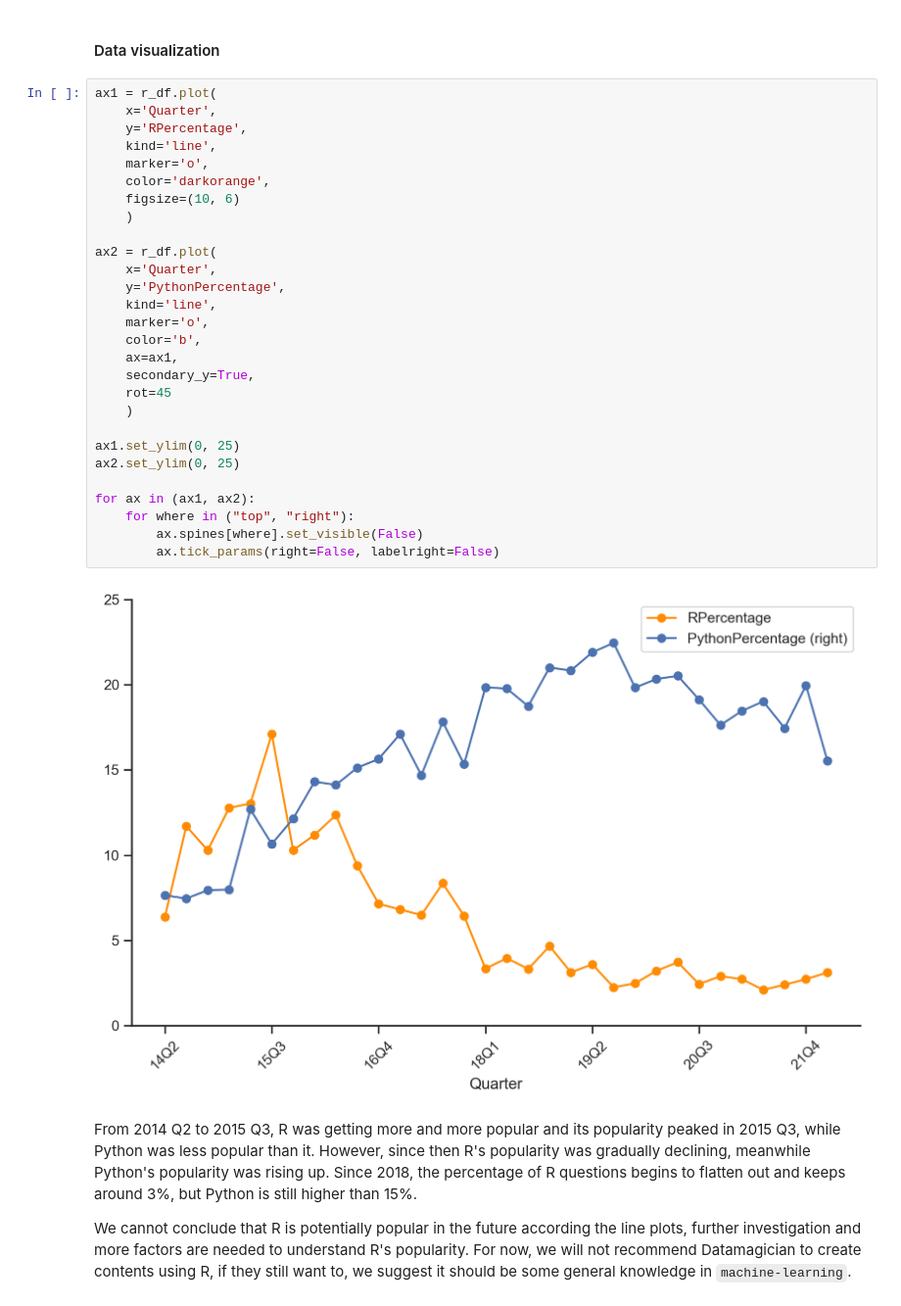
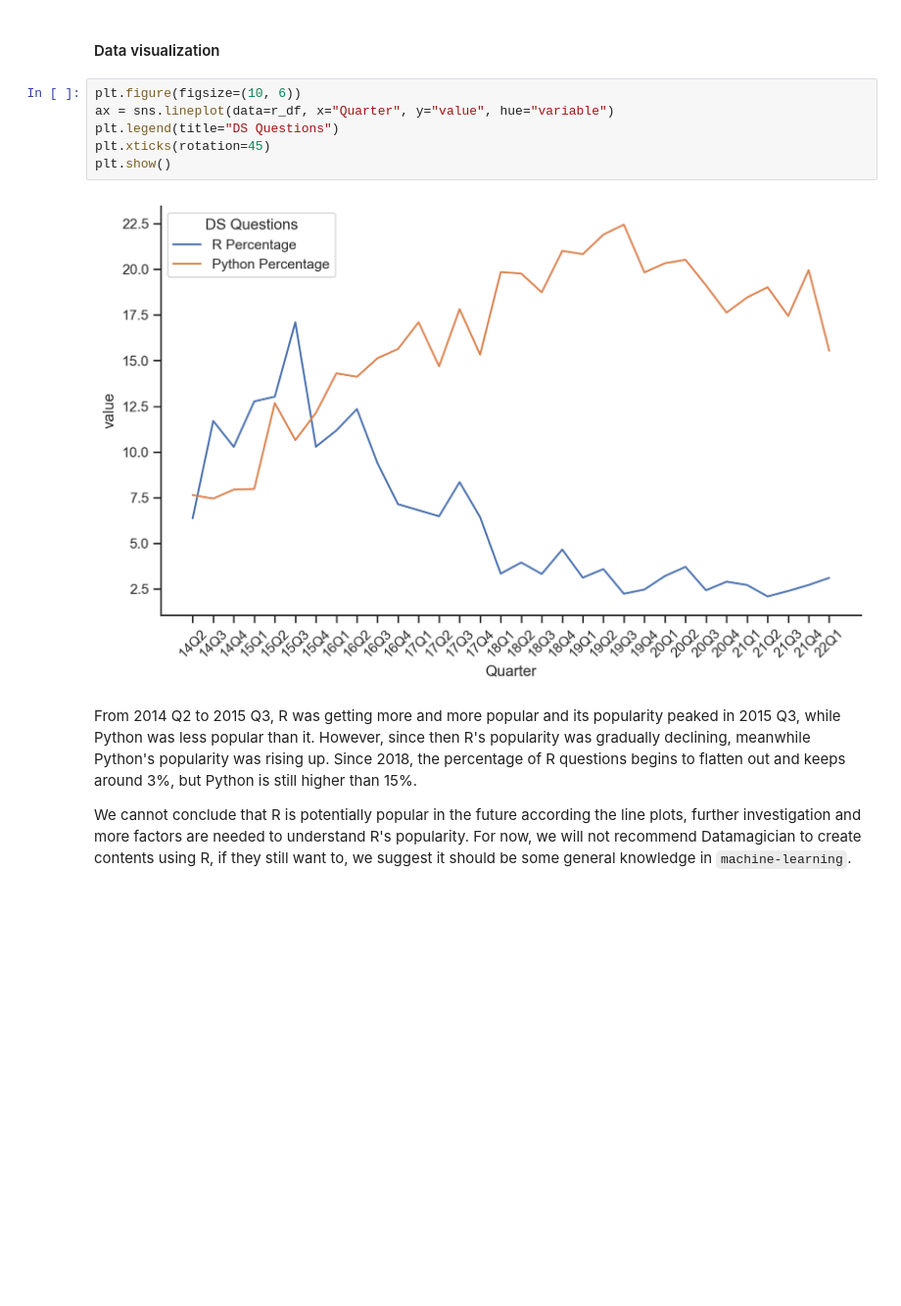
Before and after one commit to eeliuqin/data-analysis, a Jupyter notebook: popular-data-science-questions.ipynb, the cells around one changed output. Shown at 98% size. Cells and saved outputs as stored; diff of their text form; blank space fills up the shorter version.

```diff
--- a/popular-data-science-questions.ipynb
+++ b/popular-data-science-questions.ipynb
@@ -794,35 +795,13 @@ r_df.head()
 # %% [markdown]
 #### Data visualization
-# %%
-ax1 = r_df.plot(
-    x='Quarter',
-    y='RPercentage',
-    kind='line',
-    marker='o',
-    color='darkorange',
-    figsize=(10, 6)
-    )
-
-ax2 = r_df.plot(
-    x='Quarter',
-    y='PythonPercentage',
-    kind='line',
-    marker='o',
-    color='b',
-    ax=ax1,
-    secondary_y=True,
-    rot=45
-    )
-
-ax1.set_ylim(0, 25)
-ax2.set_ylim(0, 25)
-
-for ax in (ax1, ax2):
-    for where in ("top", "right"):
-        ax.spines[where].set_visible(False)
-        ax.tick_params(right=False, labelright=False)
-# %% [output]
-[figure, removed]
+# %%
+plt.figure(figsize=(10, 6))
+ax = sns.lineplot(data=r_df, x="Quarter", y="value", hue="variable")
+plt.legend(title="DS Questions")
+plt.xticks(rotation=45)
+plt.show()
+# %% [output]
+[figure, added]
 # %% [markdown]
 From 2014 Q2 to 2015 Q3, R was getting more and more popular and its popularity peaked in 2015 Q3, while Python was less popular than it. However, since then R's popularity was gradually declining, meanwhile Python's popularity was rising up. Since 2018, the percentage of R questions begins to flatten out and keeps around 3%, but Python is still higher than 15%.
 
```
Also changed, not shown: parts of 4 cells of this notebook, 21 other files.
